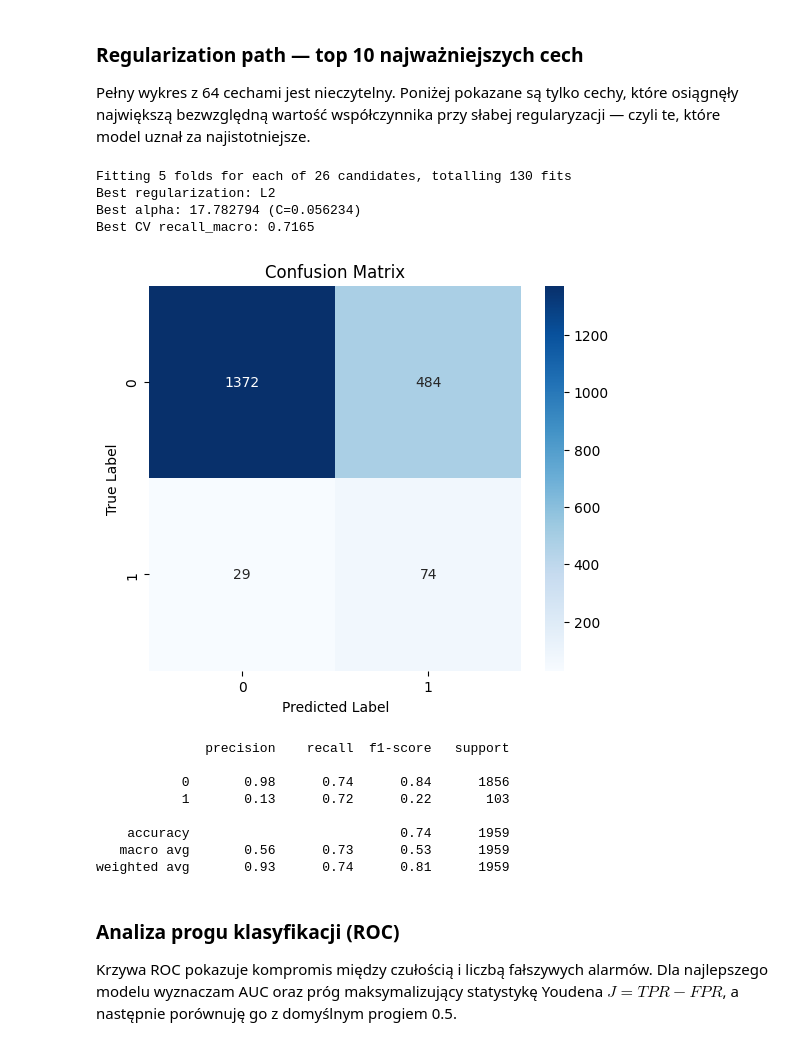
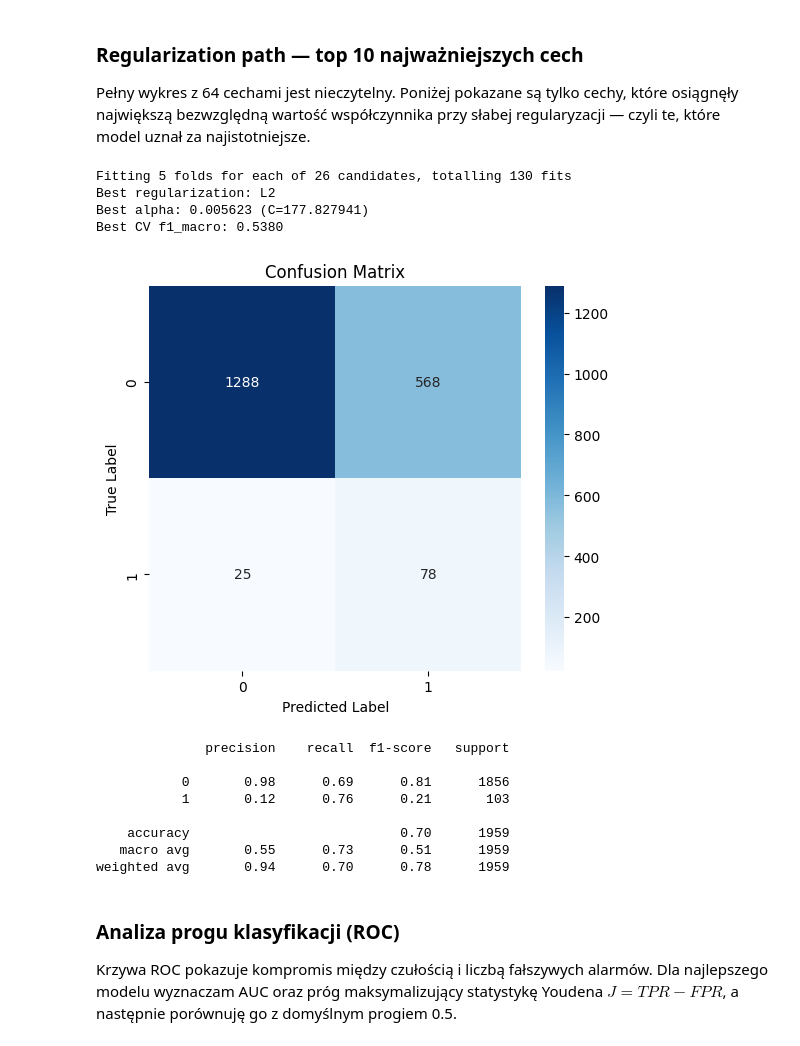
Before and after one commit to jkociecki/machine-learning-pwr, a Jupyter notebook: lab-03/l3.ipynb, the cells around one changed output. Drawn from its saved outputs; the diff is of its cells as text; code cells hidden in the pictures.

```diff
--- a/lab-03/l3.ipynb
+++ b/lab-03/l3.ipynb
@@ -498,53 +512,55 @@ logreg_pipeline = Pipeline(
         (
             "classifier",
             LogisticRegression(
-                solver="saga", class_weight="balanced", max_iter=5000,
+                solver="saga",
+                class_weight="balanced",
+                max_iter=5000,
             ),
         ),
     ]
 )
 
 param_grid = {
     "classifier__l1_ratio": [0.0, 1.0],
     "classifier__C": c_values,
 }
 
 logreg_grid = GridSearchCV(
     estimator=logreg_pipeline,
     param_grid=param_grid,
     cv=5,
-    scoring="recall_macro",
+    scoring="f1_macro",
     n_jobs=-1,
     verbose=1,
 )
 
 logreg_grid.fit(X_train, y_train)
 
 best_c = logreg_grid.best_params_["classifier__C"]
 best_alpha = 1 / best_c
 best_l1_ratio = logreg_grid.best_params_["classifier__l1_ratio"]
 best_reg = "L1" if best_l1_ratio == 1.0 else "L2"
 
 print(f"Best regularization: {best_reg}")
 print(f"Best alpha: {best_alpha:.6f} (C={best_c:.6f})")
-print(f"Best CV recall_macro: {logreg_grid.best_score_:.4f}")
+print(f"Best CV f1_macro: {logreg_grid.best_score_:.4f}")
 
 y_pred_grid = logreg_grid.predict(X_test)
 evaluate_classification(y_test, y_pred_grid)
 # %% [output]
 Fitting 5 folds for each of 26 candidates, totalling 130 fits
 Best regularization: L2
-Best alpha: 17.782794 (C=0.056234)
-Best CV recall_macro: 0.7165
+Best alpha: 0.005623 (C=177.827941)
+Best CV f1_macro: 0.5380
-[figure, old version]
+[figure, new version]
               precision    recall  f1-score   support
 
-           0       0.98      0.74      0.84      1856
-           1       0.13      0.72      0.22       103
+           0       0.98      0.69      0.81      1856
+           1       0.12      0.76      0.21       103
 
-    accuracy                           0.74      1959
-   macro avg       0.56      0.73      0.53      1959
-weighted avg       0.93      0.74      0.81      1959
+    accuracy                           0.70      1959
+   macro avg       0.55      0.73      0.51      1959
+weighted avg       0.94      0.70      0.78      1959
 # %% [markdown]
 ### Analiza progu klasyfikacji (ROC)
 
```
Also changed, not shown: parts of 10 cells of this notebook.
